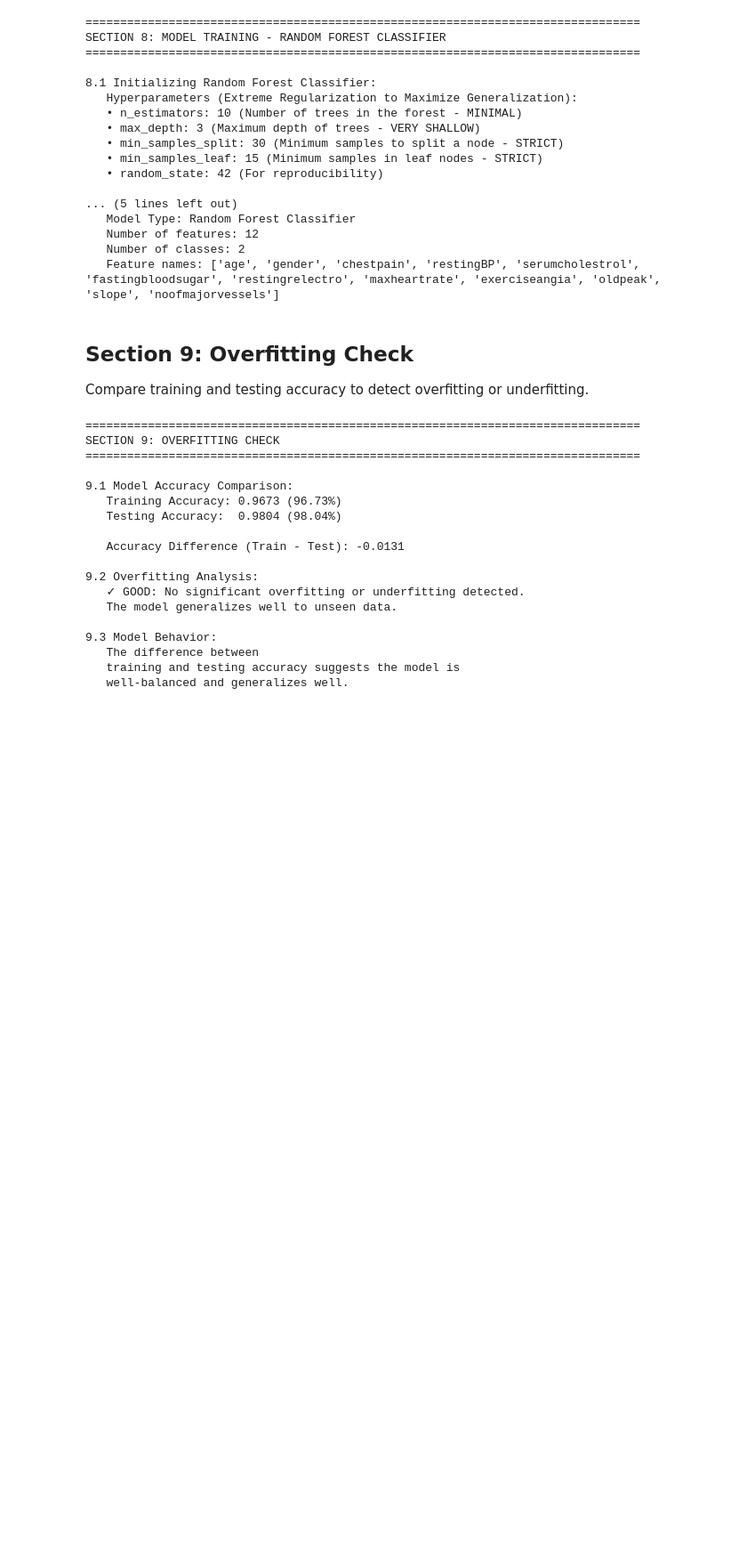
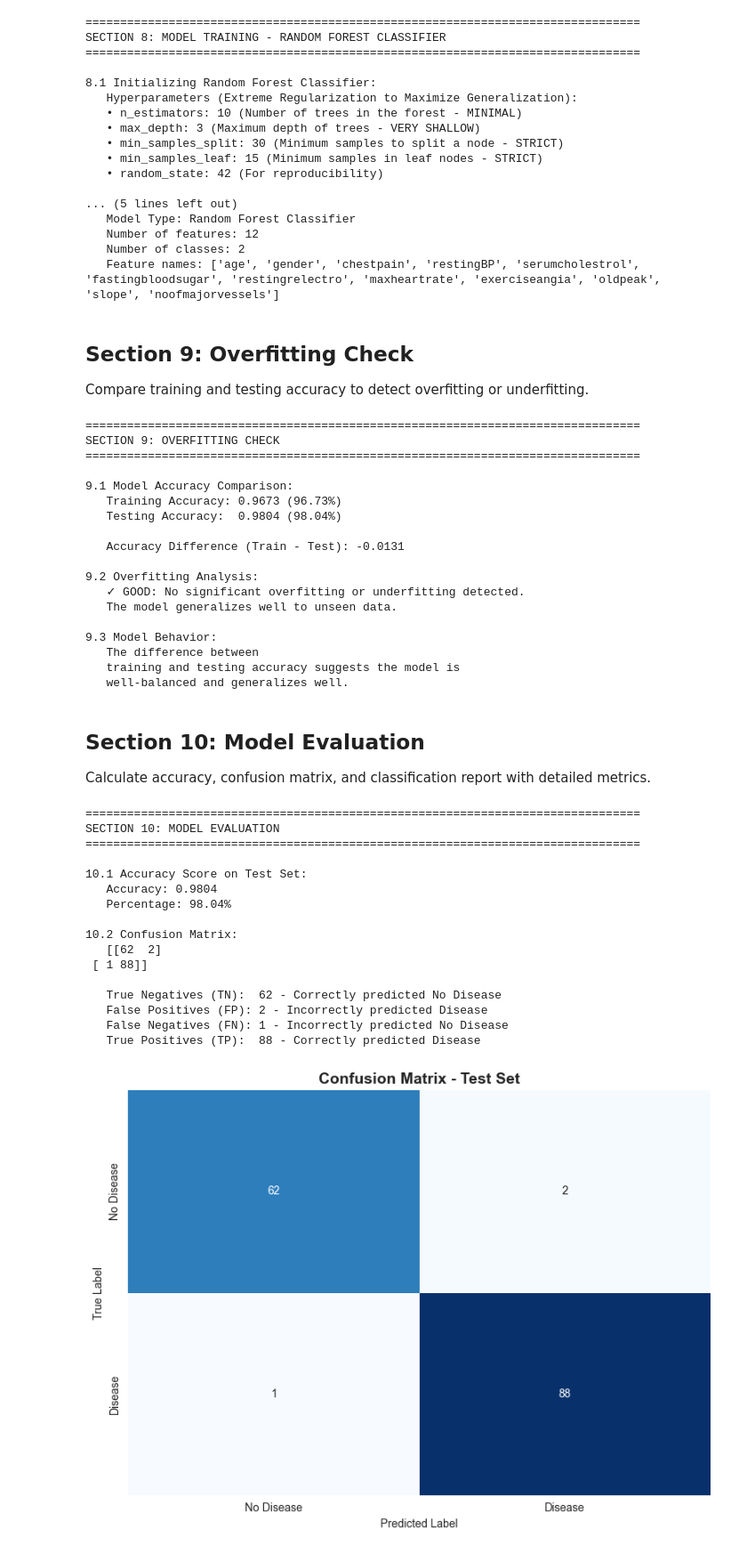
Before and after one commit to perera2001/ML-Assignment-, a Jupyter notebook: random forest/random-forest.ipynb, the cells around one changed output. Shown at 89% size. Saved outputs shown, nothing was run; the diff lists cells and outputs as text; code cells hidden in the pictures; blank space fills up the shorter version.

Commit message:
model evalution and saving

```diff
--- a/random forest/random-forest.ipynb
+++ b/random forest/random-forest.ipynb
@@ -580,3 +580,76 @@ SECTION 9: OVERFITTING CHECK
    The difference between
    training and testing accuracy suggests the model is
    well-balanced and generalizes well.
+# %% [markdown]
+##  Section 10: Model Evaluation
+
+Calculate accuracy, confusion matrix, and classification report with detailed metrics.
+# %%
+# ============================================================================
+# SECTION 10: MODEL EVALUATION
+# ============================================================================
+print("\n" + "=" * 80)
+print("SECTION 10: MODEL EVALUATION")
+print("=" * 80)
+
+# Use test predictions for evaluation
+y_pred = y_test_pred
+
+print("\n10.1 Accuracy Score on Test Set:")
+accuracy = accuracy_score(y_test, y_pred)
+print(f"   Accuracy: {accuracy:.4f}")
+print(f"   Percentage: {accuracy * 100:.2f}%")
+
+print("\n10.2 Confusion Matrix:")
+cm = confusion_matrix(y_test, y_pred)
+print(f"   {cm}")
+
+# Calculate components from confusion matrix
+TN, FP, FN, TP = cm[0, 0], cm[0, 1], cm[1, 0], cm[1, 1]
+print(f"\n   True Negatives (TN):  {TN} - Correctly predicted No Disease")
+print(f"   False Positives (FP): {FP} - Incorrectly predicted Disease")
+print(f"   False Negatives (FN): {FN} - Incorrectly predicted No Disease")
+print(f"   True Positives (TP):  {TP} - Correctly predicted Disease")
+
+# Visualize confusion matrix
+plt.figure(figsize=(8, 6))
+sns.heatmap(cm, annot=True, fmt='d', cmap='Blues', cbar=False,
+            xticklabels=['No Disease', 'Disease'],
+            yticklabels=['No Disease', 'Disease'])
+plt.title('Confusion Matrix - Test Set', fontsize=14, fontweight='bold')
+plt.ylabel('True Label')
+plt.xlabel('Predicted Label')
+plt.tight_layout()
+plt.show()
+
+print("\n10.3 Classification Report:")
+print(classification_report(y_test, y_pred,
+                          target_names=['No Disease (0)', 'Disease (1)']))
+
+print("\n10.4 Additional Metrics:")
+precision = TP / (TP + FP) if (TP + FP) > 0 else 0
+recall = TP / (TP + FN) if (TP + FN) > 0 else 0
+f1 = 2 * (precision * recall) / (precision + recall) if (precision + recall) > 0 else 0
+
+print(f"   Precision (Disease Detection): {precision:.4f}")
+print(f"   Recall (Disease Sensitivity): {recall:.4f}")
+print(f"   F1-Score: {f1:.4f}")
+print(f"   Specificity (True Negative Rate): {TN / (TN + FP) if (TN + FP) > 0 else 0:.4f}")
+# %% [output]
+================================================================================
+SECTION 10: MODEL EVALUATION
+================================================================================
+
+10.1 Accuracy Score on Test Set:
+   Accuracy: 0.9804
+   Percentage: 98.04%
+
+10.2 Confusion Matrix:
+   [[62  2]
+ [ 1 88]]
+
+   True Negatives (TN):  62 - Correctly predicted No Disease
+   False Positives (FP): 2 - Incorrectly predicted Disease
+   False Negatives (FN): 1 - Incorrectly predicted No Disease
+   True Positives (TP):  88 - Correctly predicted Disease
+[figure, added]
```
Also changed, not shown: parts of 3 cells of this notebook.
